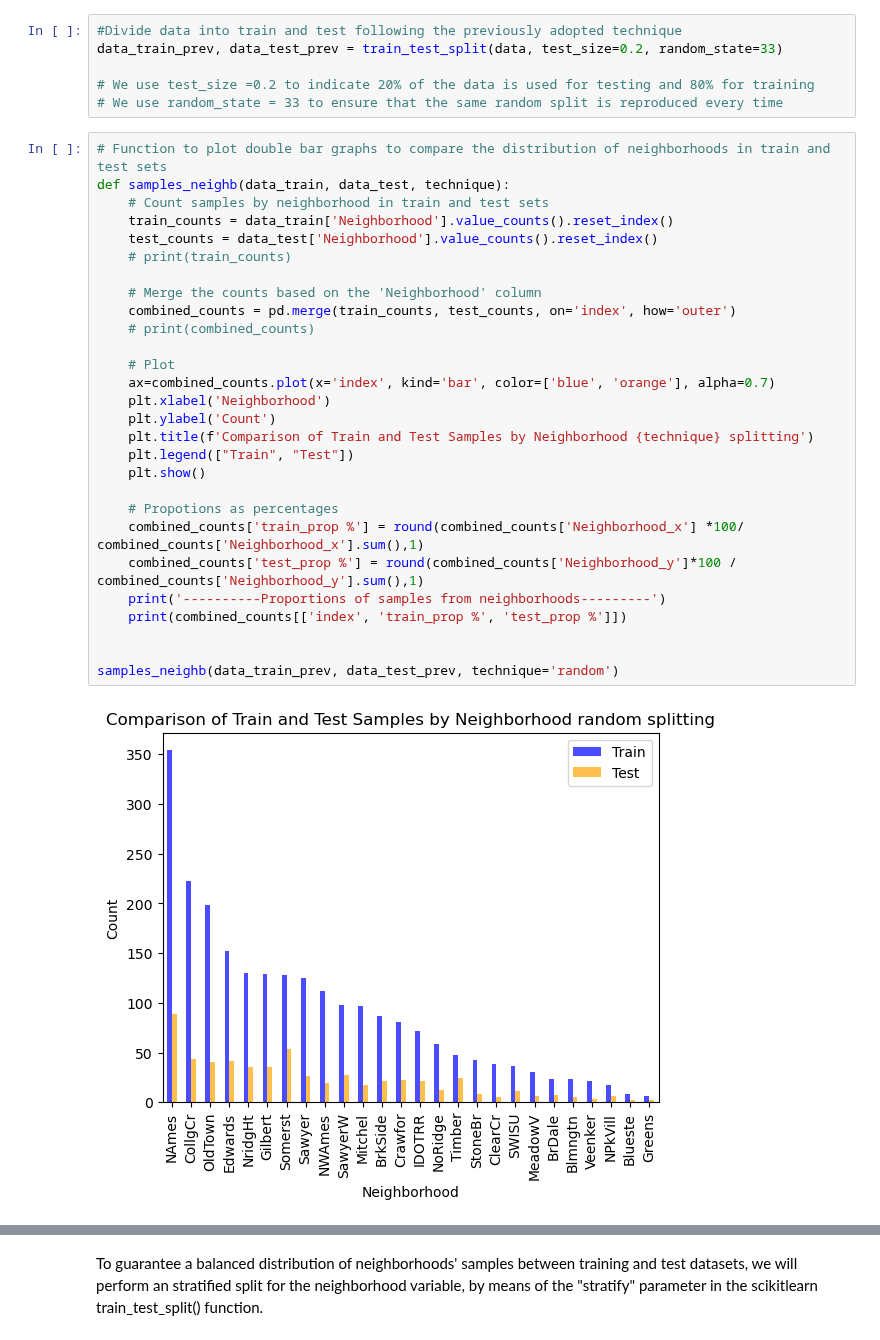
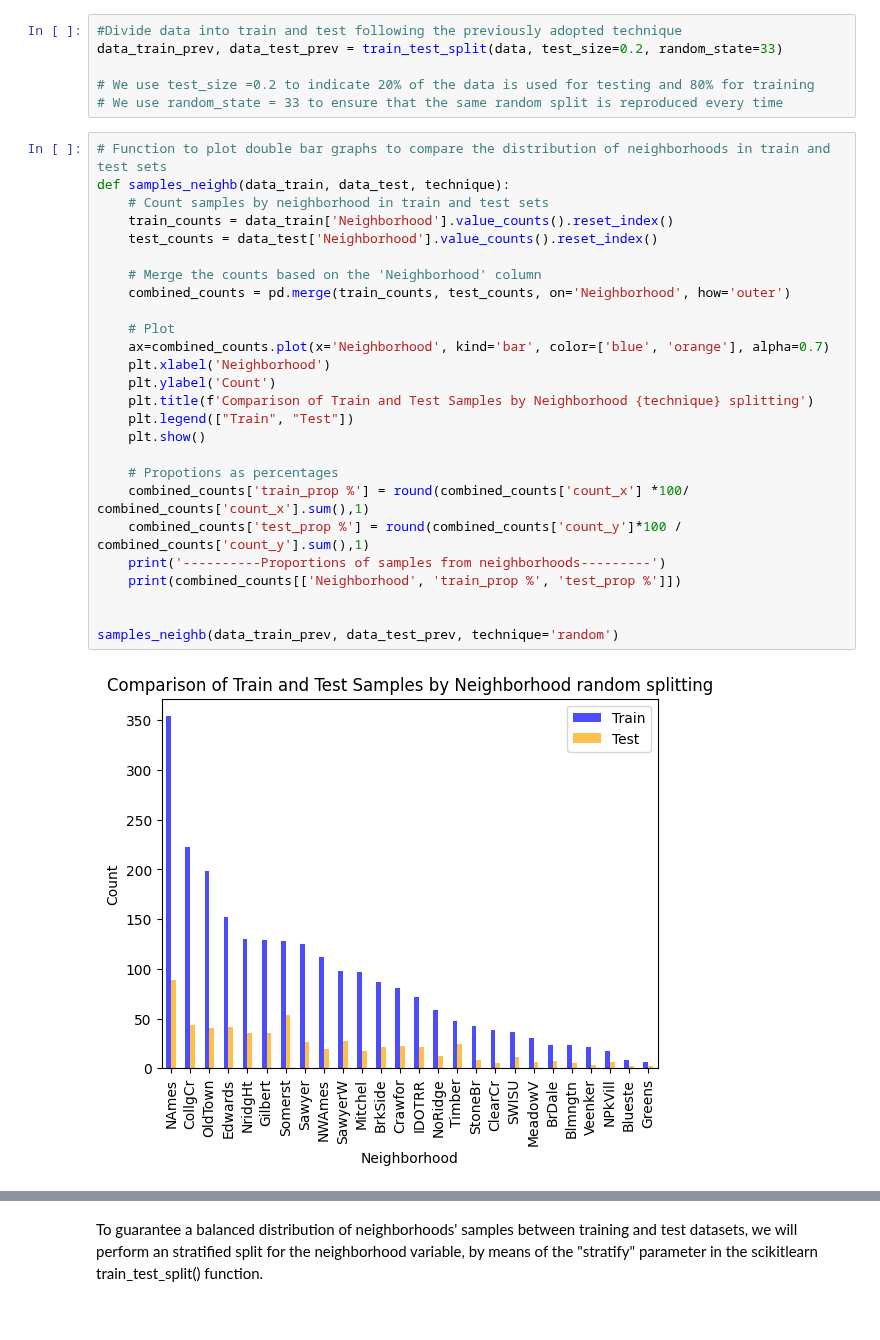
Before and after one commit to rajesvariparasa/ml-processing-pipeline-for-predicting-houseprices, a Jupyter notebook: Milestone-2-Regression.ipynb, the cells around one changed output, grey strips where cells are left out. Cells and saved outputs as stored; diff of their text form.

```diff
--- a/Milestone-2-Regression.ipynb
+++ b/Milestone-2-Regression.ipynb
@@ -168,31 +168,29 @@ data_train_prev, data_test_prev = train_test_split(data, test_size=0.2, random_s
 # %%
 # Function to plot double bar graphs to compare the distribution of neighborhoods in train and test sets
 def samples_neighb(data_train, data_test, technique):
     # Count samples by neighborhood in train and test sets
     train_counts = data_train['Neighborhood'].value_counts().reset_index()
     test_counts = data_test['Neighborhood'].value_counts().reset_index()
-    # print(train_counts)
 
     # Merge the counts based on the 'Neighborhood' column
-    combined_counts = pd.merge(train_counts, test_counts, on='index', how='outer')
-    # print(combined_counts)
+    combined_counts = pd.merge(train_counts, test_counts, on='Neighborhood', how='outer')
 
     # Plot
-    ax=combined_counts.plot(x='index', kind='bar', color=['blue', 'orange'], alpha=0.7)
+    ax=combined_counts.plot(x='Neighborhood', kind='bar', color=['blue', 'orange'], alpha=0.7)
     plt.xlabel('Neighborhood')
     plt.ylabel('Count')
     plt.title(f'Comparison of Train and Test Samples by Neighborhood {technique} splitting')
     plt.legend(["Train", "Test"])
     plt.show()
 
     # Propotions as percentages
-    combined_counts['train_prop %'] = round(combined_counts['Neighborhood_x'] *100/ combined_counts['Neighborhood_x'].sum(),1)
-    combined_counts['test_prop %'] = round(combined_counts['Neighborhood_y']*100 / combined_counts['Neighborhood_y'].sum(),1)
+    combined_counts['train_prop %'] = round(combined_counts['count_x'] *100/ combined_counts['count_x'].sum(),1)
+    combined_counts['test_prop %'] = round(combined_counts['count_y']*100 / combined_counts['count_y'].sum(),1)
     print('----------Proportions of samples from neighborhoods---------')
-    print(combined_counts[['index', 'train_prop %', 'test_prop %']])
+    print(combined_counts[['Neighborhood', 'train_prop %', 'test_prop %']])
 
 
 samples_neighb(data_train_prev, data_test_prev, technique='random')
 # %% [output]
-[figure, old version]
+[figure, new version]
 ----------Proportions of samples from neighborhoods---------
```
Also changed, not shown: parts of 63 cells of this notebook, 2 other files.
